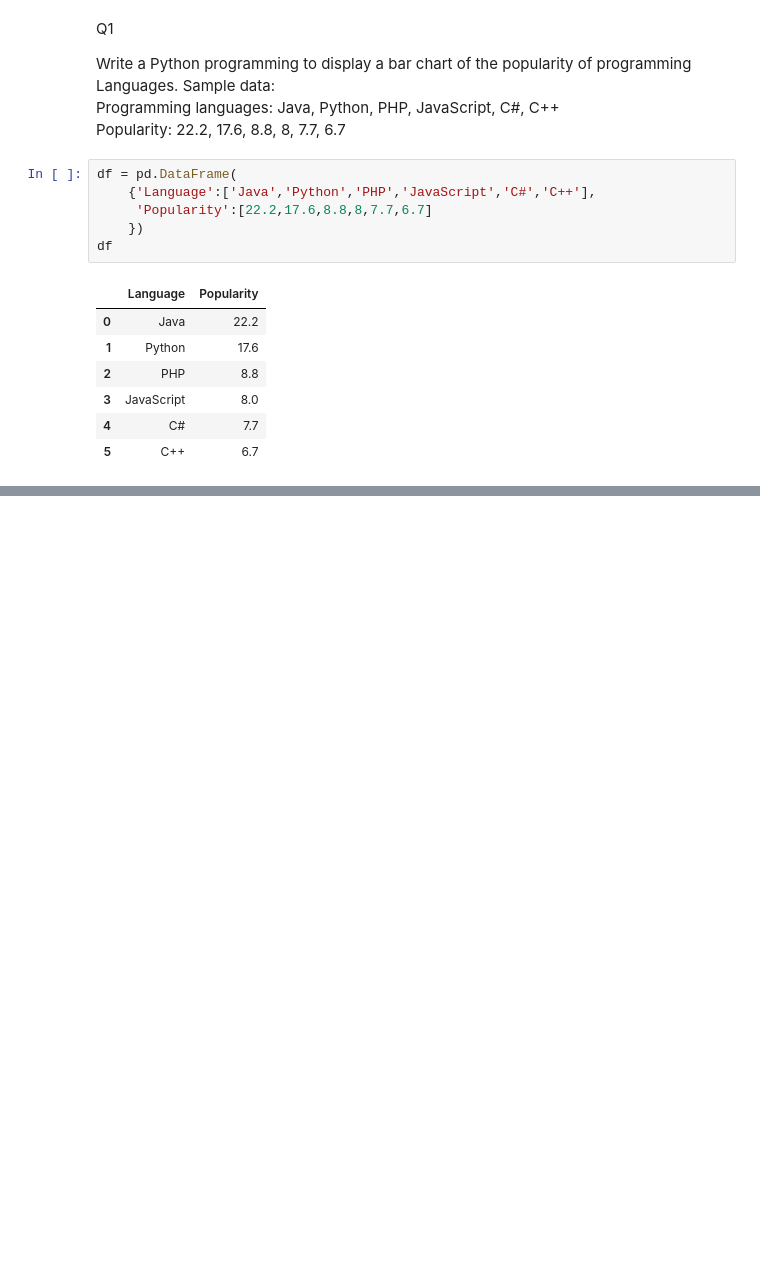
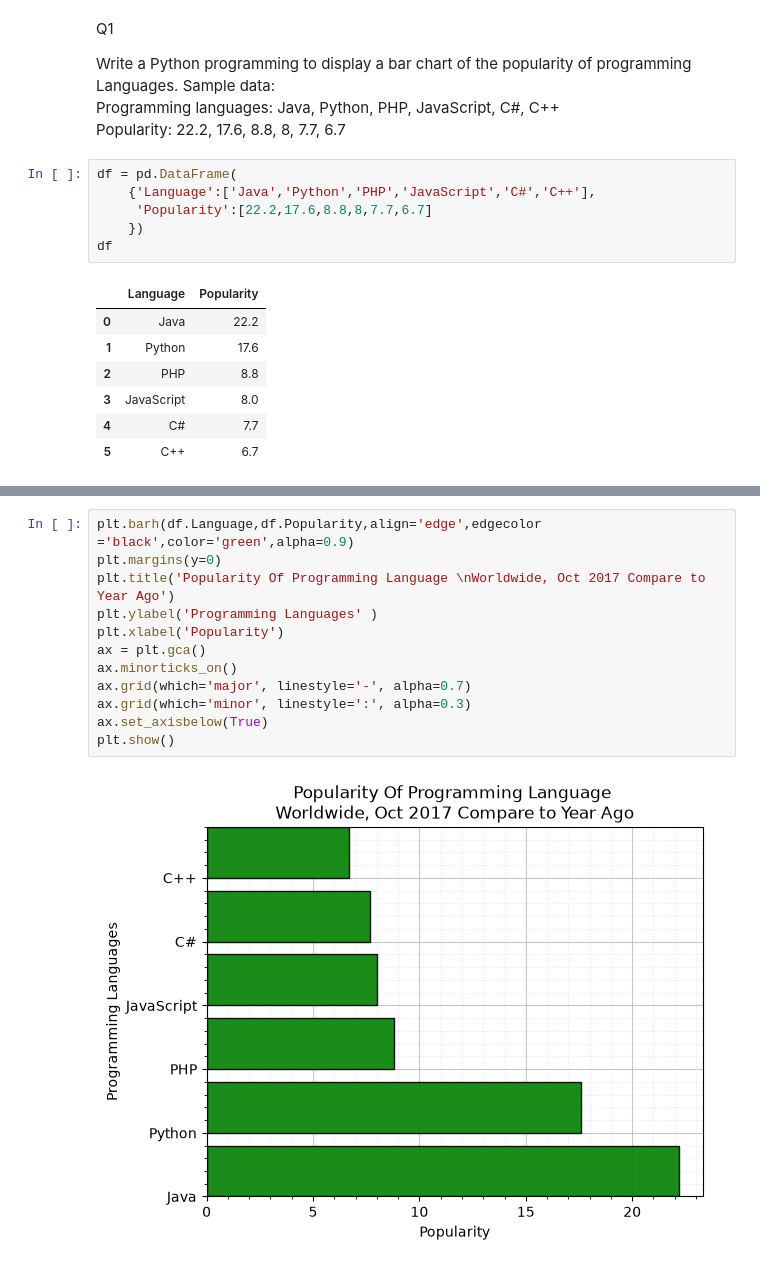
Before and after one commit to PGCP-AI3151/Data_Analytics, a Jupyter notebook: DA_Matplotlib/Assignment_03.ipynb, the cells around one changed output, grey strips where cells are left out. Drawn from its saved outputs; the diff is of its cells as text; blank space fills up the shorter version.

```diff
--- a/DA_Matplotlib/Assignment_03.ipynb
+++ b/DA_Matplotlib/Assignment_03.ipynb
@@ -55,0 +49,14 @@ bar(
+# %%
+plt.barh(df.Language,df.Popularity,align='edge',edgecolor ='black',color='green',alpha=0.9)
+plt.margins(y=0)
+plt.title('Popularity Of Programming Language \nWorldwide, Oct 2017 Compare to Year Ago')
+plt.ylabel('Programming Languages' )
+plt.xlabel('Popularity')
+ax = plt.gca()
+ax.minorticks_on()
+ax.grid(which='major', linestyle='-', alpha=0.7)
+ax.grid(which='minor', linestyle=':', alpha=0.3)
+ax.set_axisbelow(True)
+plt.show()
+# %% [output]
+[figure, added]
```
Also changed, not shown: parts of 38 cells of this notebook, 2 other files.
